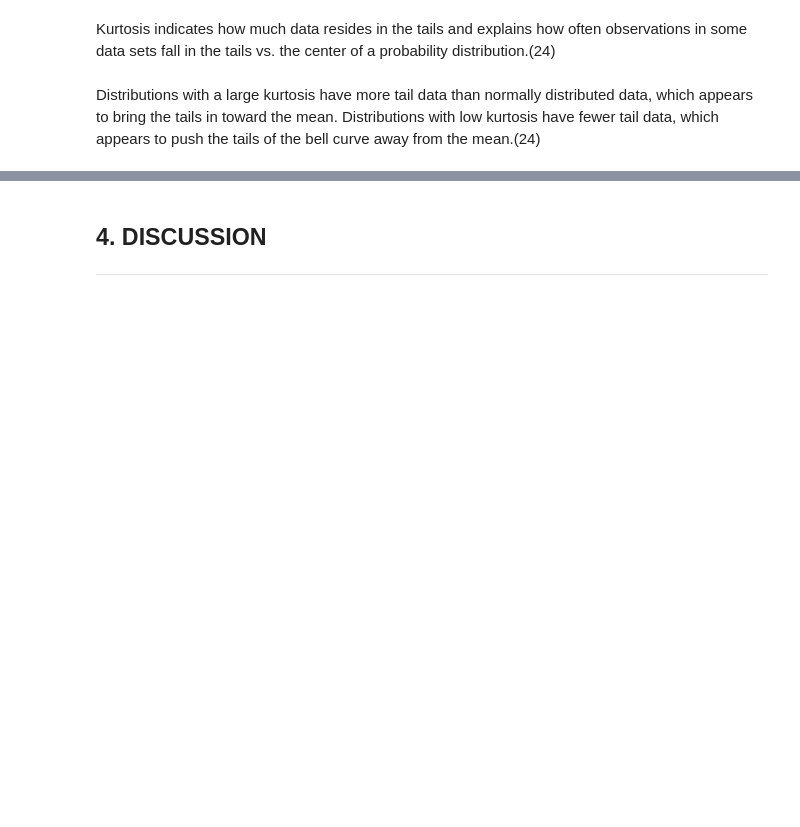
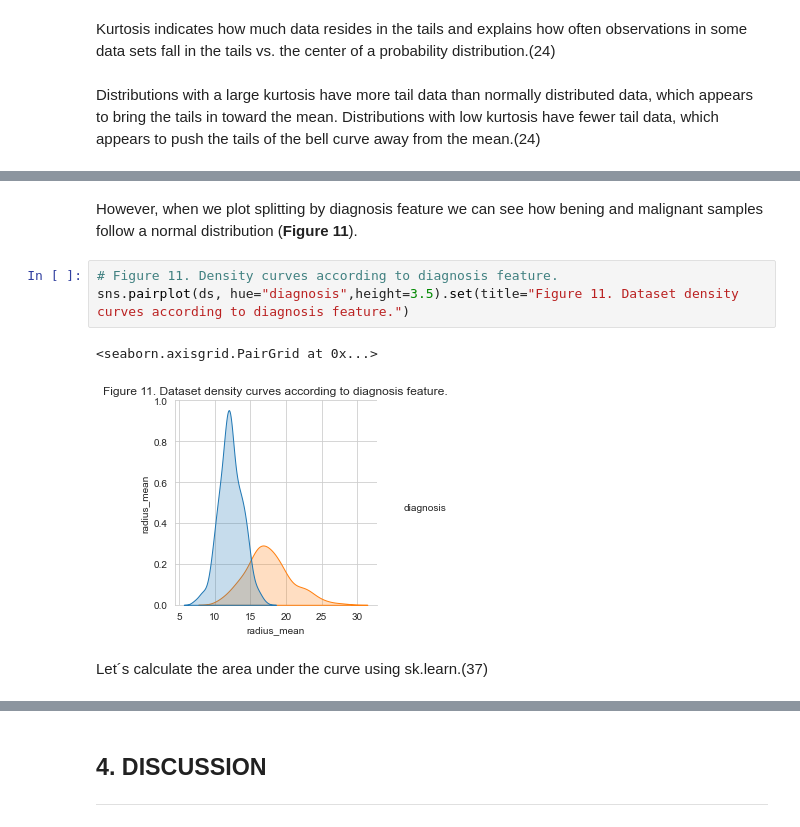
Before and after one commit to RobVergano/FDA_Assessment_22-23, a Jupyter notebook: Normal Distribution.ipynb, the cells around one changed output, grey strips where cells are left out. Saved outputs shown, nothing was run; the diff lists cells and outputs as text; blank space fills up the shorter version.

```diff
--- a/Normal Distribution.ipynb
+++ b/Normal Distribution.ipynb
@@ -376,0 +484,10 @@ Kurtosis value = 3.03
+# %% [markdown]
+However, when we plot splitting by diagnosis feature we can see how bening and malignant samples follow a normal distribution (**Figure 11**).
+# %%
+# Figure 11. Density curves according to diagnosis feature.
+sns.pairplot(ds, hue="diagnosis",height=3.5).set(title="Figure 11. Dataset density curves according to diagnosis feature.")
+# %% [output]
+<seaborn.axisgrid.PairGrid at 0x...>
+[figure, added]
+# %% [markdown]
+Let´s calculate the area under the curve using sk.learn.(37)
```
Also changed, not shown: parts of 41 cells of this notebook.
